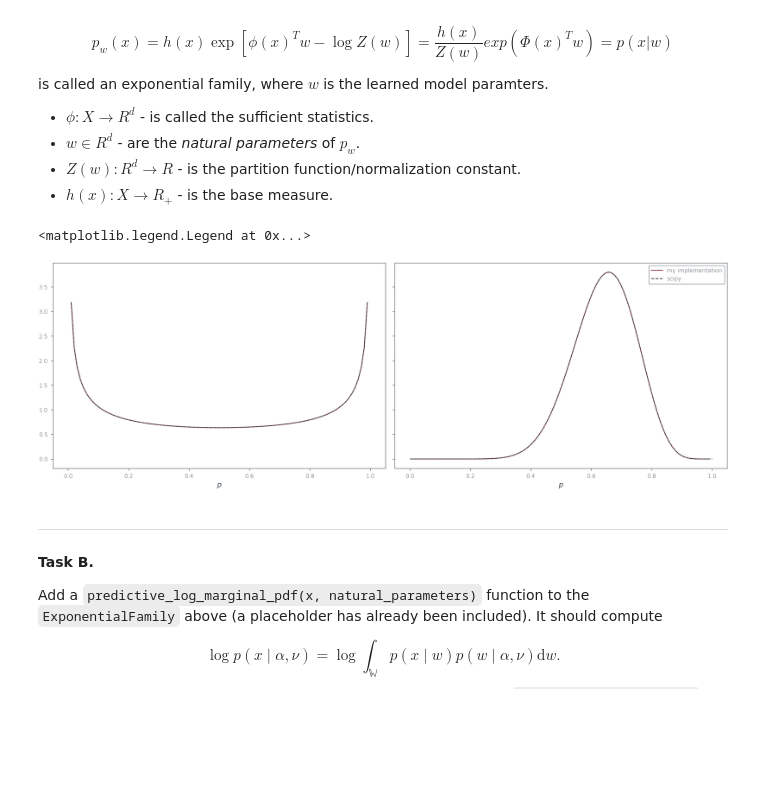
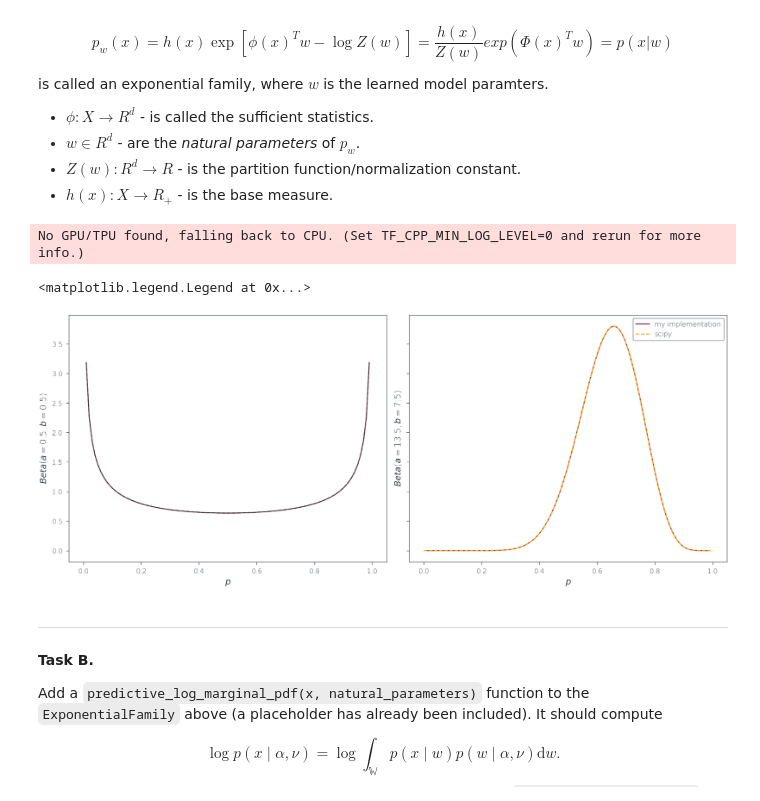
Before and after one commit to Bozcomlekci/PML, a Jupyter notebook: ex3/Ex03.ipynb, the cells around one changed output. Drawn from its saved outputs; the diff is of its cells as text; code cells hidden in the pictures; blank space fills up the shorter version.

```diff
--- a/ex3/Ex03.ipynb
+++ b/ex3/Ex03.ipynb
@@ -99,7 +99,7 @@ class ExponentialFamily(abc.ABC):
             log p(x|conjugate_natural_parameters)
             Your answer to Part B below should be implemented here.
         """
-        raise NotImplementedError()
+        pass
 
     def Laplace_predictive_log_marginal_pdf(
         self,
@@ -282,7 +282,6 @@ class BinomialLogOdds(ExponentialFamily):
 
         def log_base_measure(self, k: ArrayLike | jnp.ndarray) -> jnp.ndarray:
             """log(h(k) = log(n choose k):= log(n choose k = n! / (k! (n-k)!))"""
-            # k[..., 0].size
             k = jnp.asarray(k)
             n_value = self.n
             k_value = k[..., 0]
@@ -290,7 +289,6 @@ class BinomialLogOdds(ExponentialFamily):
             return choose_value
 
         def log_partition(self, parameters: ArrayLike | jnp.ndarray) -> jnp.ndarray:
-            """log Z(lambda) = parameters"""
             # \log Z(w) := n \log (1 + \exp(w))
             n_value = self.n #parameters[..., 0].size
             return n_value * jnp.log(1 + jnp.exp(parameters[..., 0]))
@@ -299,7 +297,6 @@ class BinomialLogOdds(ExponentialFamily):
             self, logodds: ArrayLike | jnp.ndarray
         ) -> jnp.ndarray:
             """We are getting input directly interms of log odds."""
-            #w = jnp.log(ps) - jnp.log1p(-ps)
             logodds = jnp.asarray(logodds)
             return logodds
 
@@ -359,42 +356,45 @@ np.testing.assert_allclose(
 
 # B: check your log pdf against the scipy implementation:
 fig, axs = plt.subplots(1,2, sharex=True, sharey=True)
-fig.set_size_inches(12, 4)
+fig.set_size_inches(10, 4)
 plt_ps = np.linspace(0.0, 1.0, 100)
 
 # first for the prior:
 axs[0].plot(
     plt_ps,
     jnp.exp(
         sigmoid_logpdf_transform(
             lambda logodds: prior.logpdf(
                 logodds[..., None], prior_natural_parameters)
         )(plt_ps[..., None])
     ),
     label='my implementation'
 )
 
 axs[0].plot(plt_ps, jax.scipy.stats.beta.pdf(plt_ps, a, b),'--', label='scipy')
 axs[0].set_xlabel(r"$p$")
+axs[0].set_ylabel(f"$Beta(a={a}, b={b})$")
 
 # then for the posterior:
 axs[1].plot(
     plt_ps,
     jnp.exp(
         sigmoid_logpdf_transform(
             lambda logodds: posterior.logpdf(
                 logodds[..., None], posterior_natural_parameters)
         )(plt_ps[..., None])
     ),
     label='my implementation'
 )
 
-axs[1].plot(plt_ps, jax.scipy.stats.beta.pdf(plt_ps, a + data.sum(), b + data.size - data.sum()),'--', label='scipy')
+axs[1].plot(plt_ps, jax.scipy.stats.beta.pdf(plt_ps, a + data.sum(), b + data.size - data.sum()),'--', label='scipy', color='orange')
 axs[1].set_xlabel(r"$p$")
+axs[1].set_ylabel(f"$Beta(a={a + data.sum()}, b={b + data.size - data.sum()})$")
 axs[1].legend()
 # %% [output]
-<matplotlib.legend.Legend at 0x...>
+No GPU/TPU found, falling back to CPU. (Set TF_CPP_MIN_LOG_LEVEL=0 and rerun for more info.)
+<matplotlib.legend.Legend at 0x...>
-[figure, old version]
+[figure, new version]
 # %% [markdown]
 ---
 **Task B.**
```
Also changed, not shown: parts of 4 cells of this notebook.
